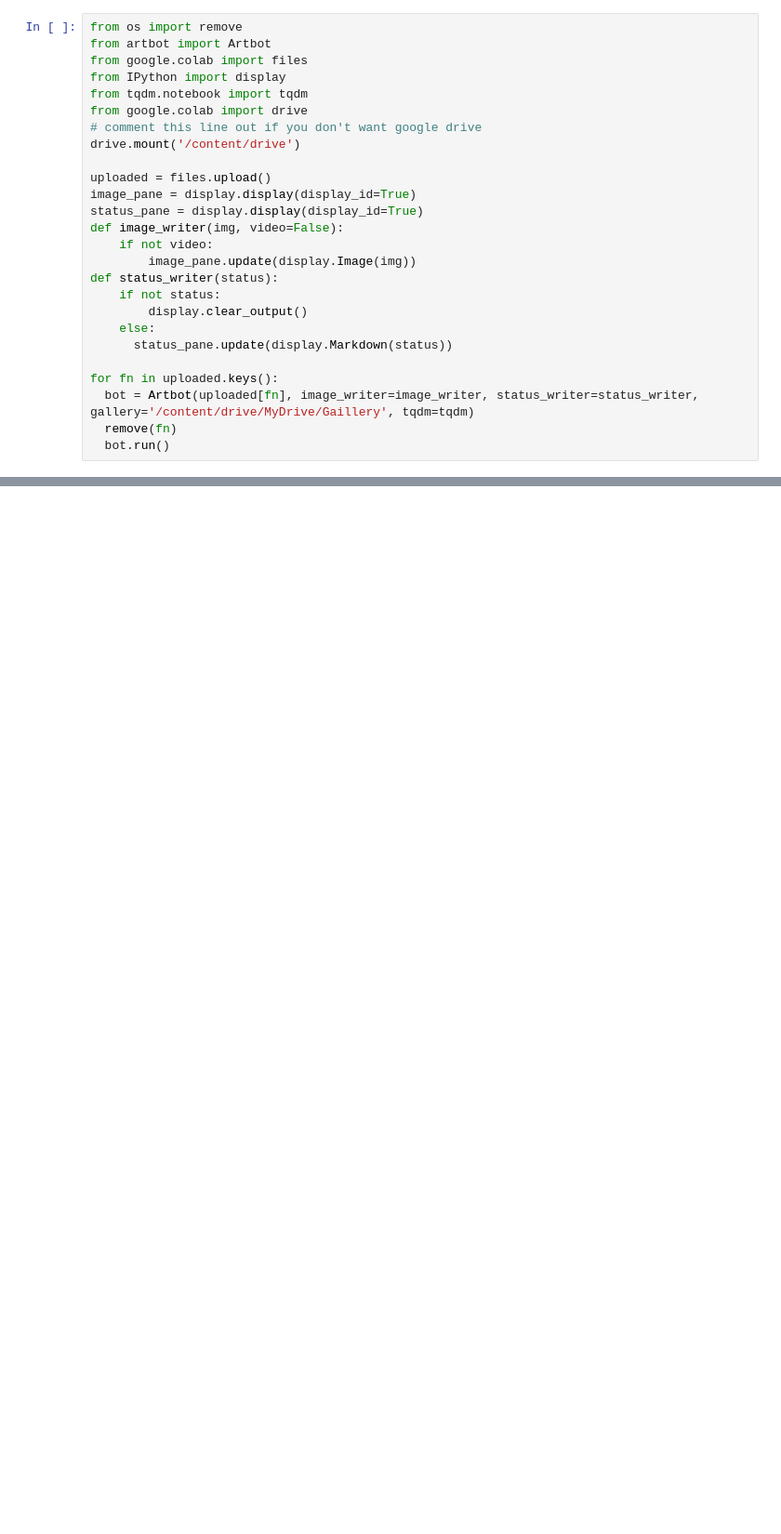
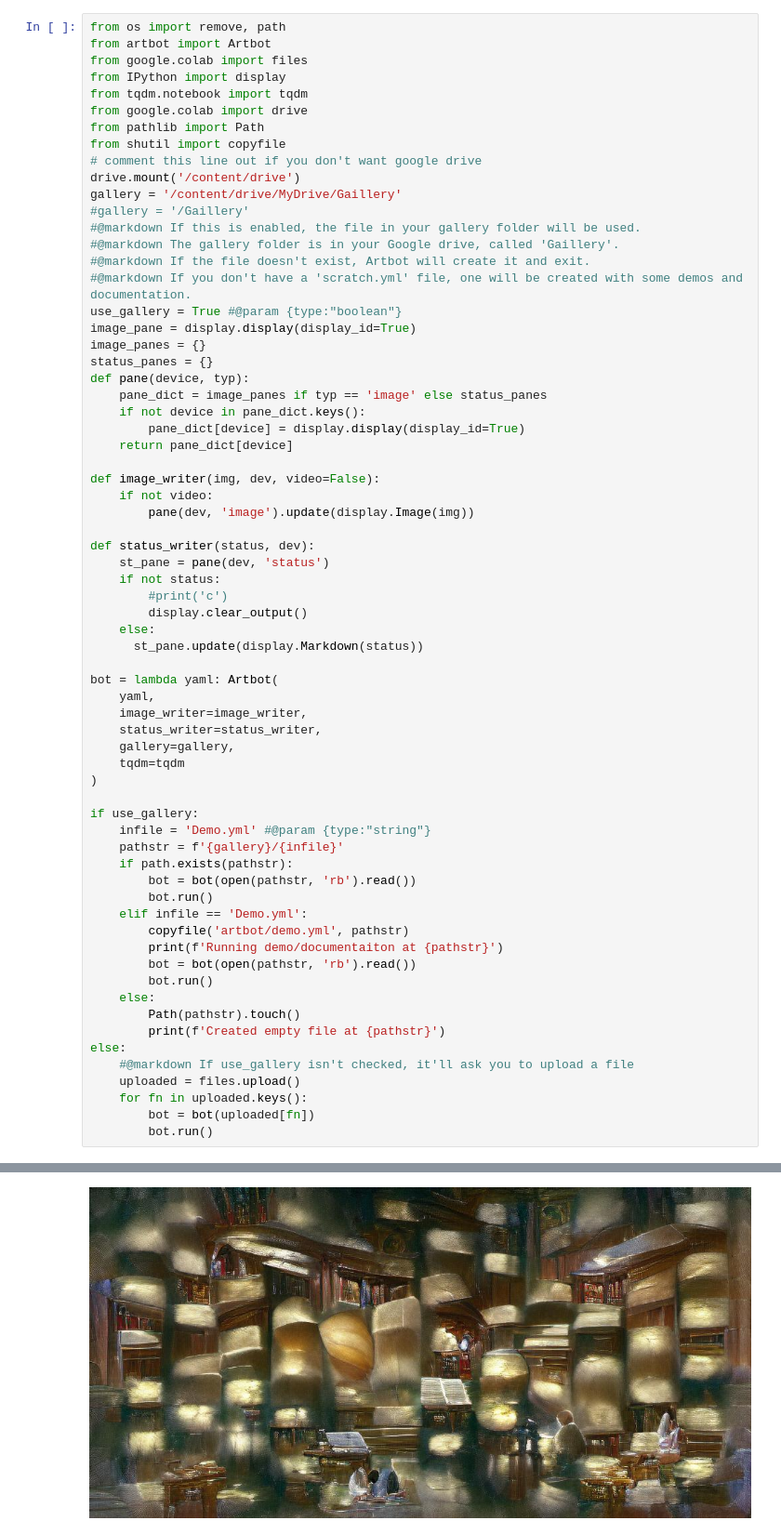
Before and after one commit to pauloday/artbot, a Jupyter notebook: Artbot_Studio.ipynb, the cells around one changed output, grey strips where cells are left out. Shown at 93% size. Cells and saved outputs as stored; diff of their text form; blank space fills up the shorter version.

```diff
--- a/Artbot_Studio.ipynb
+++ b/Artbot_Studio.ipynb
@@ -44,27 +46,68 @@ Requirement already satisfied: einops in /usr/local/lib/python3.7/dist-packages
 # %%
-from os import remove
+from os import remove, path
 from artbot import Artbot
 from google.colab import files
 from IPython import display
 from tqdm.notebook import tqdm
 from google.colab import drive
+from pathlib import Path
+from shutil import copyfile
 # comment this line out if you don't want google drive
 drive.mount('/content/drive')
+gallery = '/content/drive/MyDrive/Gaillery'
+#gallery = '/Gaillery'
+#@markdown If this is enabled, the file in your gallery folder will be used.
+#@markdown The gallery folder is in your Google drive, called 'Gaillery'.
+#@markdown If the file doesn't exist, Artbot will create it and exit.
+#@markdown If you don't have a 'scratch.yml' file, one will be created with some demos and documentation.
+use_gallery = True #@param {type:"boolean"}
+image_pane = display.display(display_id=True)
+image_panes = {}
+status_panes = {}
+def pane(device, typ):
+    pane_dict = image_panes if typ == 'image' else status_panes
+    if not device in pane_dict.keys():
+        pane_dict[device] = display.display(display_id=True)
+    return pane_dict[device]
 
-uploaded = files.upload()
-image_pane = display.display(display_id=True)
-status_pane = display.display(display_id=True)
-def image_writer(img, video=False):
+def image_writer(img, dev, video=False):
     if not video:
-        image_pane.update(display.Image(img))
-def status_writer(status):
+        pane(dev, 'image').update(display.Image(img))
+
+def status_writer(status, dev):
+    st_pane = pane(dev, 'status')
     if not status:
+        #print('c')
         display.clear_output()
     else:
-      status_pane.update(display.Markdown(status))
+      st_pane.update(display.Markdown(status))
 
-for fn in uploaded.keys():
-  bot = Artbot(uploaded[fn], image_writer=image_writer, status_writer=status_writer, gallery='/content/drive/MyDrive/Gaillery', tqdm=tqdm)
-  remove(fn)
-  bot.run()
+bot = lambda yaml: Artbot(
+    yaml,
+    image_writer=image_writer,
+    status_writer=status_writer,
+    gallery=gallery,
+    tqdm=tqdm
+)
+
+if use_gallery:
+    infile = 'Demo.yml' #@param {type:"string"}
+    pathstr = f'{gallery}/{infile}'
+    if path.exists(pathstr):
+        bot = bot(open(pathstr, 'rb').read())
+        bot.run()
+    elif infile == 'Demo.yml':
+        copyfile('artbot/demo.yml', pathstr)
+        print(f'Running demo/documentaiton at {pathstr}')
+        bot = bot(open(pathstr, 'rb').read())
+        bot.run()
+    else:
+        Path(pathstr).touch()
+        print(f'Created empty file at {pathstr}')
+else:
+    #@markdown If use_gallery isn't checked, it'll ask you to upload a file
+    uploaded = files.upload()
+    for fn in uploaded.keys():
+        bot = bot(uploaded[fn])
+        bot.run()
 # %% [output]
@@ -71,0 +120 @@ ImportError: ignored
+[figure, added]
```
Also changed, not shown: parts of 7 cells of this notebook.
